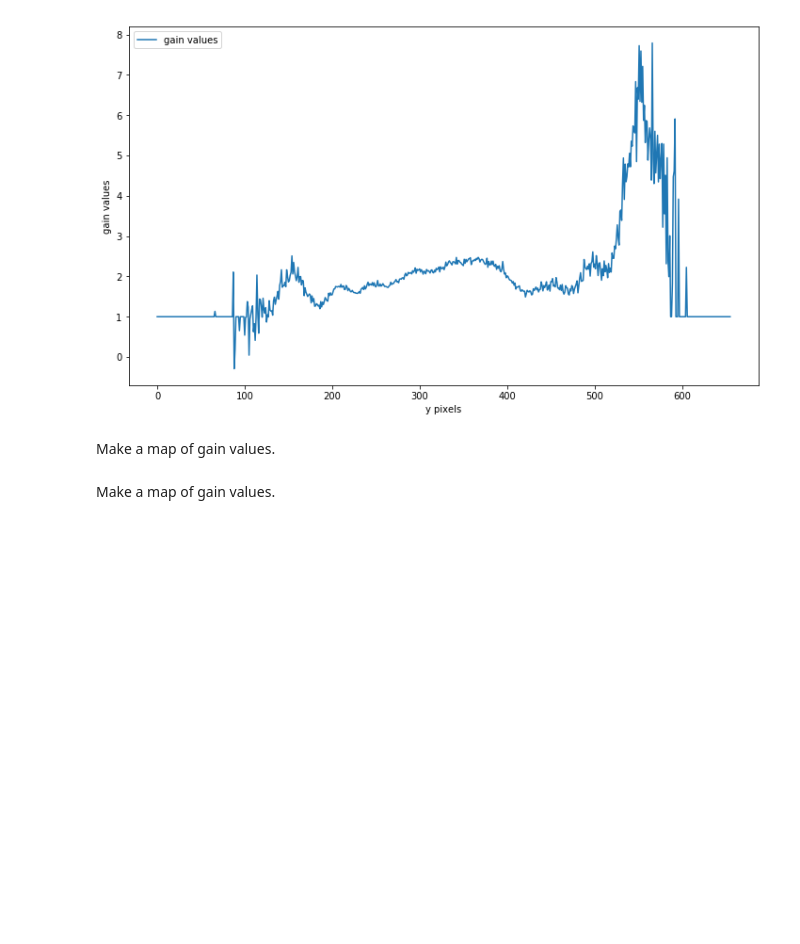
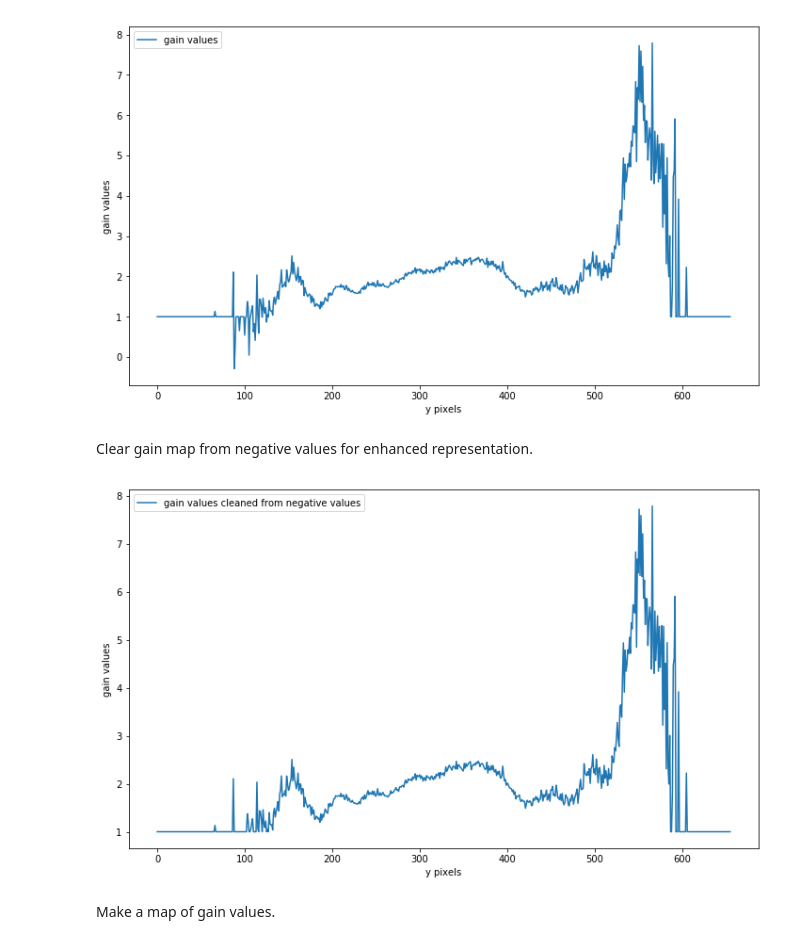
Before and after one commit to lepchenkov/Laser_amplification_mapper, a Jupyter notebook: Beam_Intensity_Analisys.ipynb, the cells around one changed output. Drawn from its saved outputs; the diff is of its cells as text; code cells hidden in the pictures; blank space fills up the shorter version.

```diff
--- a/Beam_Intensity_Analisys.ipynb
+++ b/Beam_Intensity_Analisys.ipynb
@@ -137,7 +137,21 @@ plt.show()
 # %% [output]
 [figure]
 # %% [markdown]
-<p>Make a map of gain values.</p>
+<p>Clear gain map from negative values for enhanced representation.</p>
+# %%
+filter_value = 1
+
+mask = gain_values < filter_value
+gain_values.iloc[mask] = filter_value
+
+plt.figure(figsize=(12, 7))
+plt.plot(gain_values[328], label = 'gain values cleaned from negative values')
+plt.legend(loc = 'upper left')
+plt.xlabel('y pixels')
+plt.ylabel('gain values')
+plt.show()
+# %% [output]
+[figure, added]
 # %% [markdown]
 <p>Make a map of gain values.</p>
 # %%
```
Also changed, not shown: parts of 3 cells of this notebook.
